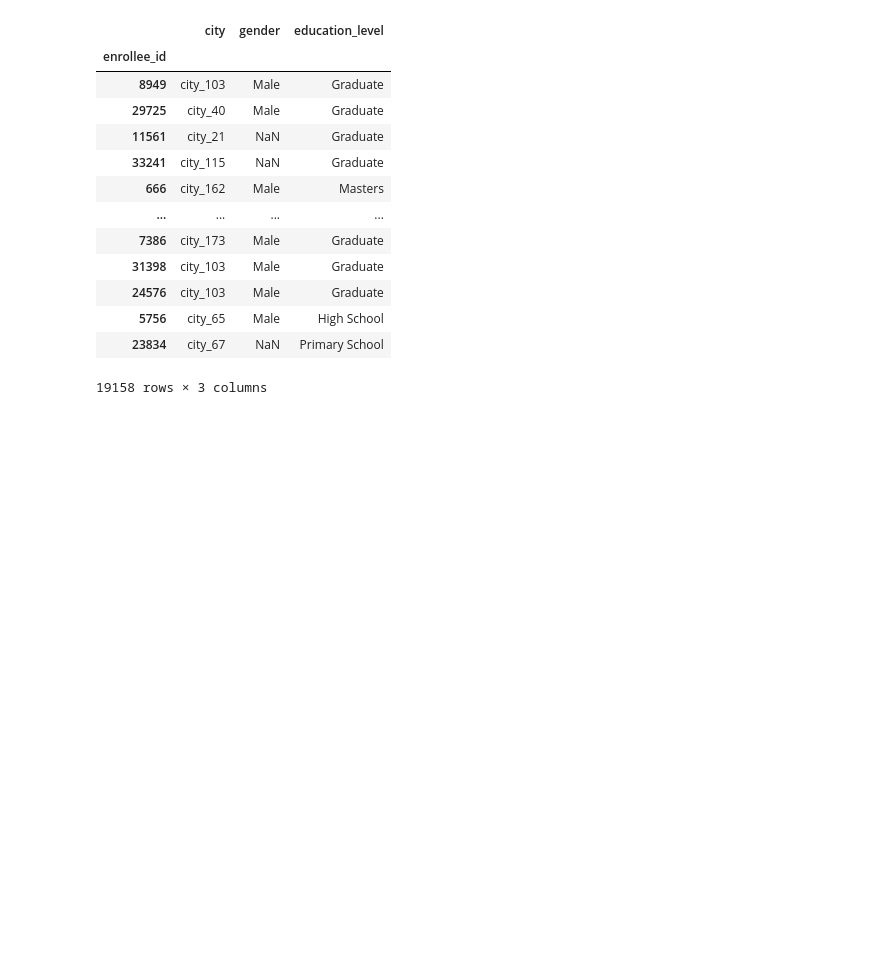
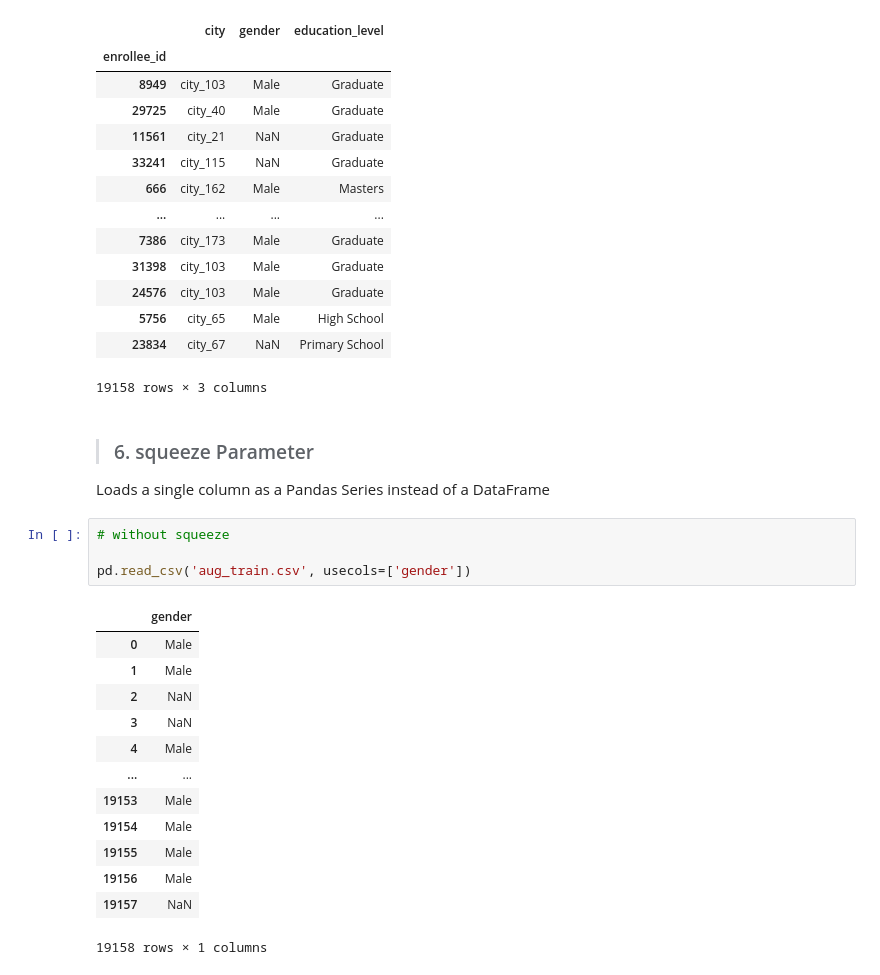
Before and after one commit to itxsalmannkhann/100_days_of_ml, a Jupyter notebook: day_15/working_with_csv.ipynb, the cells around one changed output. Drawn from its saved outputs; the diff is of its cells as text; blank space fills up the shorter version.

Commit message:
squeeze parameter used

```diff
--- a/day_15/working_with_csv.ipynb
+++ b/day_15/working_with_csv.ipynb
@@ -222,3 +222,24 @@ pd.read_csv('aug_train.csv', usecols=['enrollee_id', 'city', 'gender', 'educatio
 | 5756 | city_65 | Male | High School |
 | 23834 | city_67 | NaN | Primary School |
 19158 rows × 3 columns
+# %% [markdown]
+> ### 6. squeeze Parameter
+Loads a single column as a Pandas Series instead of a DataFrame
+# %%
+# without squeeze
+
+pd.read_csv('aug_train.csv', usecols=['gender'])
+# %% [output]
+|  | gender |
+| 0 | Male |
+| 1 | Male |
+| 2 | NaN |
+| 3 | NaN |
+| 4 | Male |
+| ... | ... |
+| 19153 | Male |
+| 19154 | Male |
+| 19155 | Male |
+| 19156 | Male |
+| 19157 | NaN |
+19158 rows × 1 columns
```
Also changed, not shown: parts of 1 cell of this notebook.
